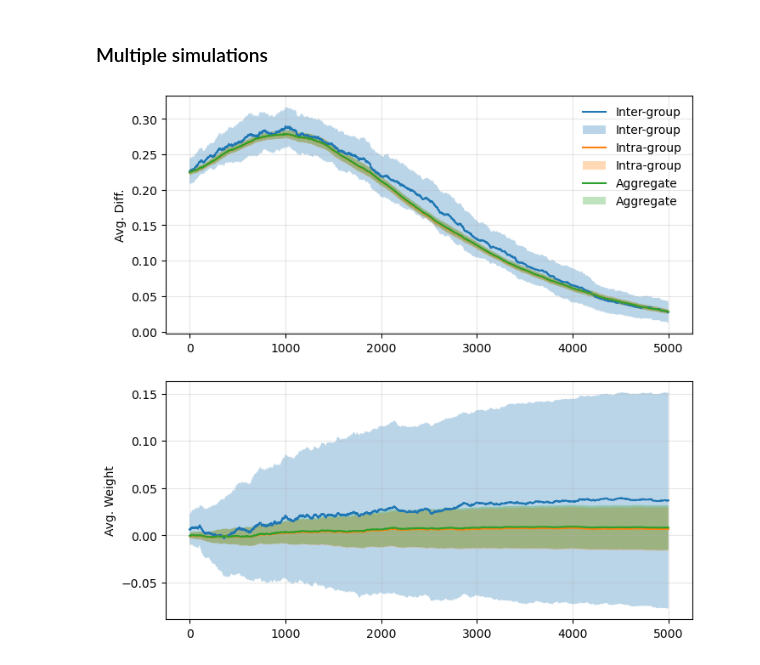
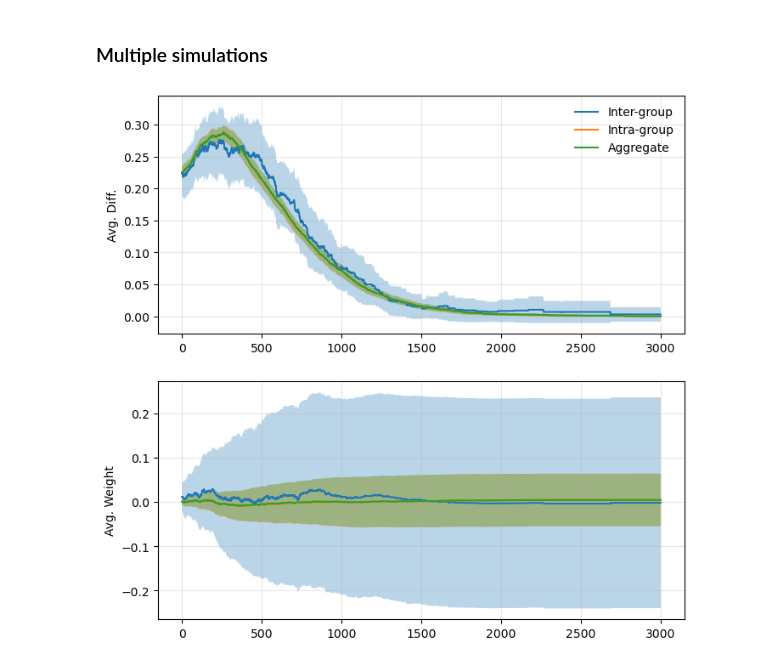
Before and after one commit to ocseckin/belief_network_extended, a Jupyter notebook: notebooks/without_random_walk.ipynb, the cells around one changed output. Drawn from its saved outputs; the diff is of its cells as text; code cells hidden in the pictures.

```diff
--- a/notebooks/without_random_walk.ipynb
+++ b/notebooks/without_random_walk.ipynb
@@ -70,8 +70,8 @@ def get_avg_measures(social_G):
 # %% [markdown]
 ### Multiple simulations
 # %%
-N = 50
-M = 400
+N = 30
+M = 100
 mu = .05
 
 log = {}
@@ -118,23 +118,22 @@ for sim in range(50):
 # %%
 fig, axs = plt.subplots(2,1,figsize=(8,8))
 
 for i, d, ylabel in zip([0,1], ['avg_diff', 'avg_w'], ['Avg. Diff.', 'Avg. Weight']):
     for l in ['inter-group', 'intra-group', 'aggregate']:
         avg = np.mean([v[d][l] for v in log.values()], axis=0)
         std = np.std([v[d][l] for v in log.values()], axis=0)
         axs[i].plot(avg,
                     label=l.capitalize())
 
         axs[i].fill_between(range(len(avg)),
                             avg+(std/2), avg-(std/2),
-                            label=l.capitalize(),
                             alpha=.3)
 
     axs[i].set_ylabel(ylabel)
     axs[i].grid(alpha=.3)
 
 axs[0].legend(frameon=False)
 
 fig.show()
 # %% [output]
-[figure, old version]
+[figure, new version]
```
Also changed, not shown: parts of 1 cell of this notebook, 6 other files.
